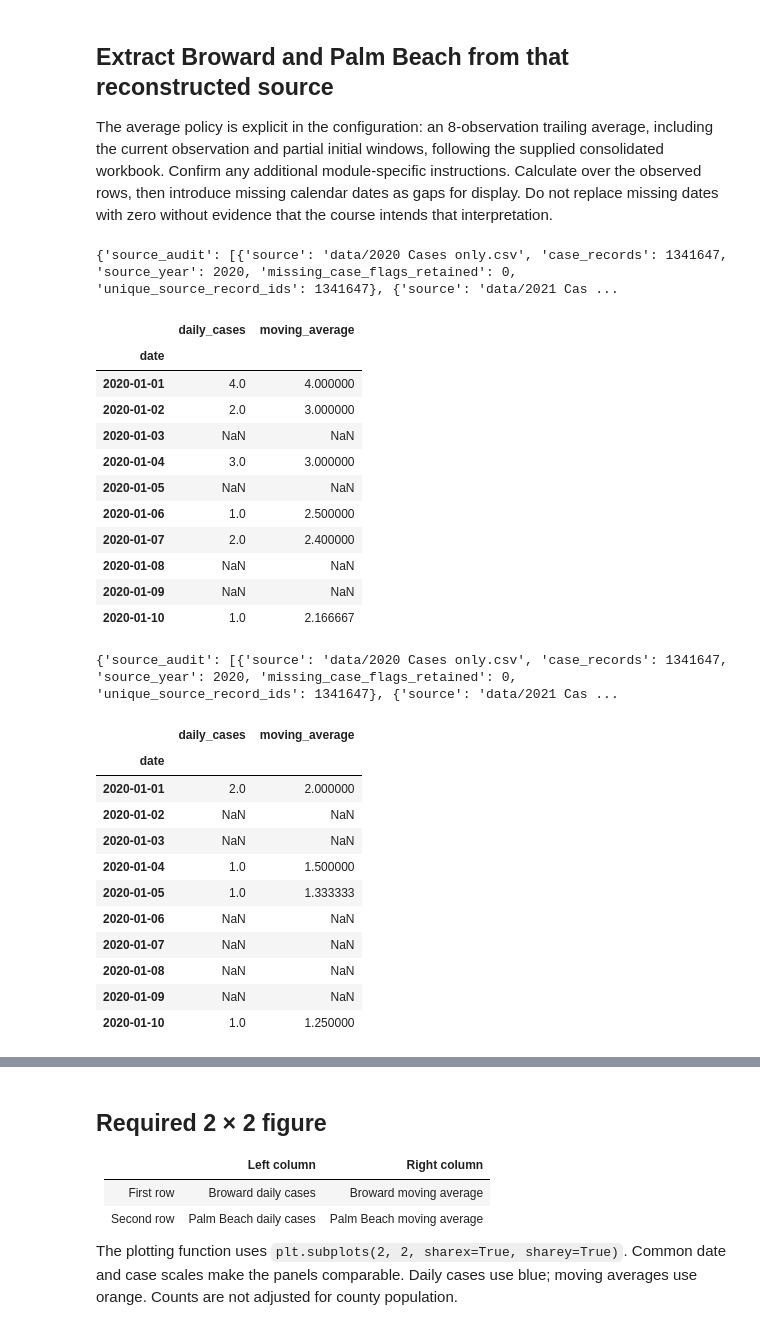
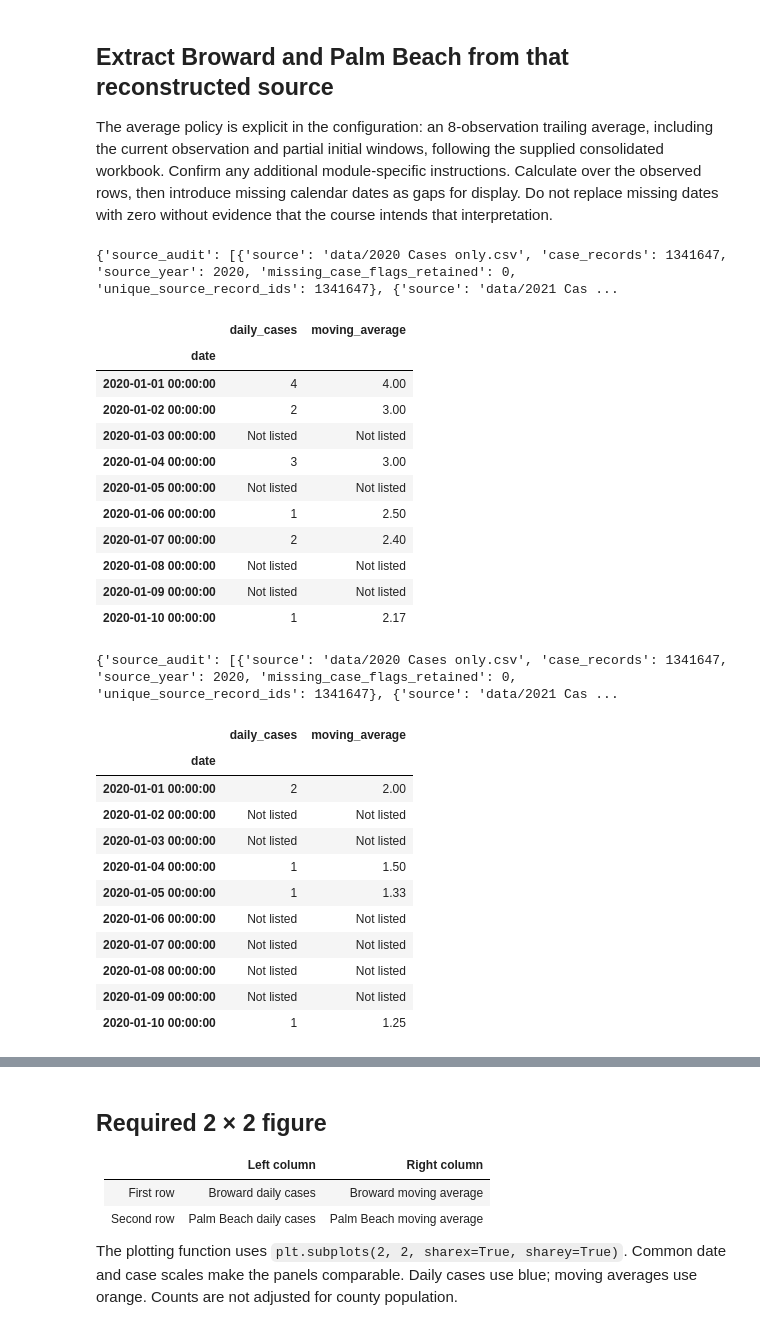
Before and after one commit to SheikhRobinEmon-USF/DV-Python-assignment, a Jupyter notebook: notebooks/05_reconstruct_covid_and_panels.ipynb, the cells around one changed output, grey strips where cells are left out. Saved outputs shown, nothing was run; the diff lists cells and outputs as text; code cells hidden in the pictures.

Commit message:
Audit source nulls and calendar gaps; clarify missing notebook values

```diff
--- a/notebooks/05_reconstruct_covid_and_panels.ipynb
+++ b/notebooks/05_reconstruct_covid_and_panels.ipynb
@@ -54,33 +54,33 @@ The average policy is explicit in the configuration: an 8-observation trailing a
 # %%
 broward = rebuilt_county(source, 'Broward', settings['moving_average'])
 palm_beach = rebuilt_county(source, 'Palm Beach', settings['moving_average'])
 for county in [broward, palm_beach]:
-    print(county.attrs)
-    display(county[['daily_cases', 'moving_average']].head(10))
+    print({key: value for key, value in county.attrs.items() if key != 'unlisted_dates'})
+    display(daily_preview(county, rows=10))
 # %% [output]
 {'source_audit': [{'source': 'data/2020 Cases only.csv', 'case_records': 1341647, 'source_year': 2020, 'missing_case_flags_retained': 0, 'unique_source_record_ids': 1341647}, {'source': 'data/2021 Cas ...
 |  | daily_cases | moving_average |
 | date |  |  |
-| 2020-01-01 | 4.0 | 4.000000 |
-| 2020-01-02 | 2.0 | 3.000000 |
-| 2020-01-03 | NaN | NaN |
-| 2020-01-04 | 3.0 | 3.000000 |
-| 2020-01-05 | NaN | NaN |
-| 2020-01-06 | 1.0 | 2.500000 |
-| 2020-01-07 | 2.0 | 2.400000 |
-| 2020-01-08 | NaN | NaN |
-| 2020-01-09 | NaN | NaN |
-| 2020-01-10 | 1.0 | 2.166667 |
+| 2020-01-01 00:00:00 | 4 | 4.00 |
+| 2020-01-02 00:00:00 | 2 | 3.00 |
+| 2020-01-03 00:00:00 | Not listed | Not listed |
+| 2020-01-04 00:00:00 | 3 | 3.00 |
+| 2020-01-05 00:00:00 | Not listed | Not listed |
+| 2020-01-06 00:00:00 | 1 | 2.50 |
+| 2020-01-07 00:00:00 | 2 | 2.40 |
+| 2020-01-08 00:00:00 | Not listed | Not listed |
+| 2020-01-09 00:00:00 | Not listed | Not listed |
+| 2020-01-10 00:00:00 | 1 | 2.17 |
 {'source_audit': [{'source': 'data/2020 Cases only.csv', 'case_records': 1341647, 'source_year': 2020, 'missing_case_flags_retained': 0, 'unique_source_record_ids': 1341647}, {'source': 'data/2021 Cas ...
 |  | daily_cases | moving_average |
 | date |  |  |
-| 2020-01-01 | 2.0 | 2.000000 |
-| 2020-01-02 | NaN | NaN |
-| 2020-01-03 | NaN | NaN |
-| 2020-01-04 | 1.0 | 1.500000 |
-| 2020-01-05 | 1.0 | 1.333333 |
-| 2020-01-06 | NaN | NaN |
-| 2020-01-07 | NaN | NaN |
-| 2020-01-08 | NaN | NaN |
-| 2020-01-09 | NaN | NaN |
-| 2020-01-10 | 1.0 | 1.250000 |
+| 2020-01-01 00:00:00 | 2 | 2.00 |
+| 2020-01-02 00:00:00 | Not listed | Not listed |
+| 2020-01-03 00:00:00 | Not listed | Not listed |
+| 2020-01-04 00:00:00 | 1 | 1.50 |
+| 2020-01-05 00:00:00 | 1 | 1.33 |
+| 2020-01-06 00:00:00 | Not listed | Not listed |
+| 2020-01-07 00:00:00 | Not listed | Not listed |
+| 2020-01-08 00:00:00 | Not listed | Not listed |
+| 2020-01-09 00:00:00 | Not listed | Not listed |
+| 2020-01-10 00:00:00 | 1 | 1.25 |
```
Also changed, not shown: parts of 3 cells of this notebook, 18 other files.
